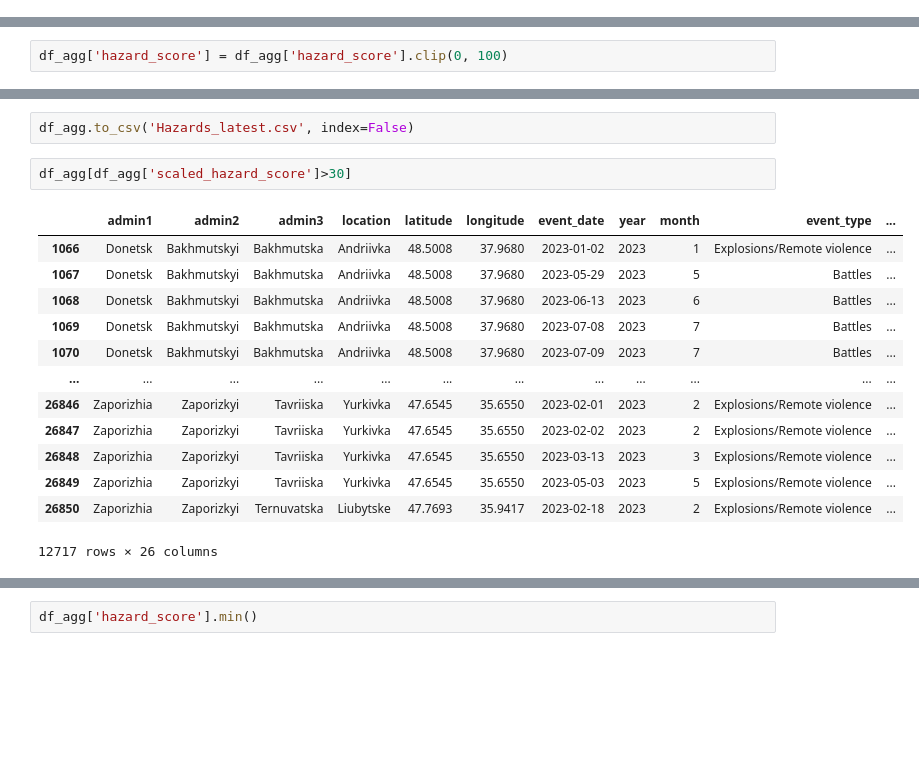
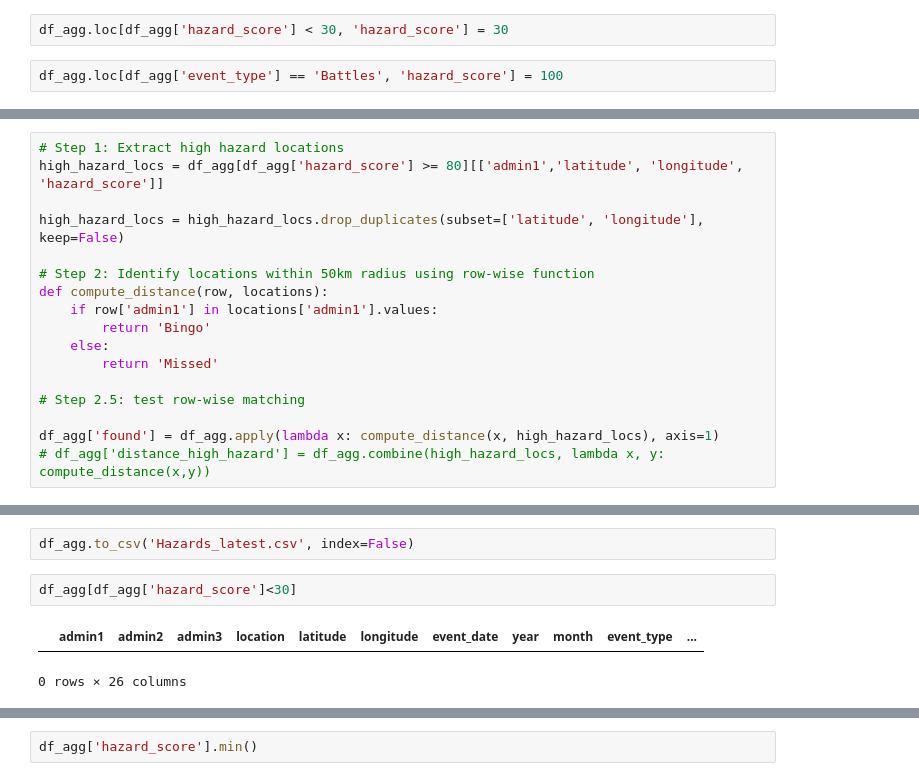
Before and after one commit to Caps1d/WarHazard, a Jupyter notebook: notebooks/hazard_model.ipynb, the cells around one changed output, grey strips where cells are left out. Saved outputs shown, nothing was run; the diff lists cells and outputs as text; blank space fills up the shorter version.

```diff
--- a/notebooks/hazard_model.ipynb
+++ b/notebooks/hazard_model.ipynb
@@ -219,3 +197,7 @@ df_agg['scaled_hazard_score'] = df_agg['scaled_hazard_score'].round(0)
+# %%
+df_agg.loc[df_agg['hazard_score'] < 30, 'hazard_score'] = 30
+# %%
+df_agg.loc[df_agg['event_type'] == 'Battles', 'hazard_score'] = 100
 # %% [markdown]
 #### Hazard Score: Domain-based Variant
 # %%
@@ -255,2 +236,0 @@ df_agg['hazard_score'] = df_agg['distance_points'] + df_agg['event_type_points']
-# %%
-df_agg['hazard_score'] = df_agg['hazard_score'].clip(0, 100)
@@ -305,0 +246,17 @@ df_agg.update(low_hazard_df)
+# %%
+# Step 1: Extract high hazard locations
+high_hazard_locs = df_agg[df_agg['hazard_score'] >= 80][['admin1','latitude', 'longitude', 'hazard_score']]
+
+high_hazard_locs = high_hazard_locs.drop_duplicates(subset=['latitude', 'longitude'], keep=False)
+
+# Step 2: Identify locations within 50km radius using row-wise function
+def compute_distance(row, locations):
+    if row['admin1'] in locations['admin1'].values:
+        return 'Bingo'
+    else:
+        return 'Missed'
+
+# Step 2.5: test row-wise matching
+
+df_agg['found'] = df_agg.apply(lambda x: compute_distance(x, high_hazard_locs), axis=1)
+# df_agg['distance_high_hazard'] = df_agg.combine(high_hazard_locs, lambda x, y: compute_distance(x,y))
@@ -314,19 +278,8 @@ df_agg = df_agg[~df_agg['admin3'].str.strip().eq('')]
 # %%
 df_agg.to_csv('Hazards_latest.csv', index=False)
 # %%
-df_agg[df_agg['scaled_hazard_score']>30]
+df_agg[df_agg['hazard_score']<30]
 # %% [output]
 |  | admin1 | admin2 | admin3 | location | latitude | longitude | event_date | year | month | event_type | ... |
-| 1066 | Donetsk | Bakhmutskyi | Bakhmutska | Andriivka | 48.5008 | 37.9680 | 2023-01-02 | 2023 | 1 | Explosions/Remote violence | ... |
-| 1067 | Donetsk | Bakhmutskyi | Bakhmutska | Andriivka | 48.5008 | 37.9680 | 2023-05-29 | 2023 | 5 | Battles | ... |
-| 1068 | Donetsk | Bakhmutskyi | Bakhmutska | Andriivka | 48.5008 | 37.9680 | 2023-06-13 | 2023 | 6 | Battles | ... |
-| 1069 | Donetsk | Bakhmutskyi | Bakhmutska | Andriivka | 48.5008 | 37.9680 | 2023-07-08 | 2023 | 7 | Battles | ... |
-| 1070 | Donetsk | Bakhmutskyi | Bakhmutska | Andriivka | 48.5008 | 37.9680 | 2023-07-09 | 2023 | 7 | Battles | ... |
-| ... | ... | ... | ... | ... | ... | ... | ... | ... | ... | ... | ... |
-| 26846 | Zaporizhia | Zaporizkyi | Tavriiska | Yurkivka | 47.6545 | 35.6550 | 2023-02-01 | 2023 | 2 | Explosions/Remote violence | ... |
-| 26847 | Zaporizhia | Zaporizkyi | Tavriiska | Yurkivka | 47.6545 | 35.6550 | 2023-02-02 | 2023 | 2 | Explosions/Remote violence | ... |
-| 26848 | Zaporizhia | Zaporizkyi | Tavriiska | Yurkivka | 47.6545 | 35.6550 | 2023-03-13 | 2023 | 3 | Explosions/Remote violence | ... |
-| 26849 | Zaporizhia | Zaporizkyi | Tavriiska | Yurkivka | 47.6545 | 35.6550 | 2023-05-03 | 2023 | 5 | Explosions/Remote violence | ... |
-| 26850 | Zaporizhia | Zaporizkyi | Ternuvatska | Liubytske | 47.7693 | 35.9417 | 2023-02-18 | 2023 | 2 | Explosions/Remote violence | ... |
-12717 rows × 26 columns
+0 rows × 26 columns
 # %%
```
Also changed, not shown: parts of 11 cells of this notebook.
